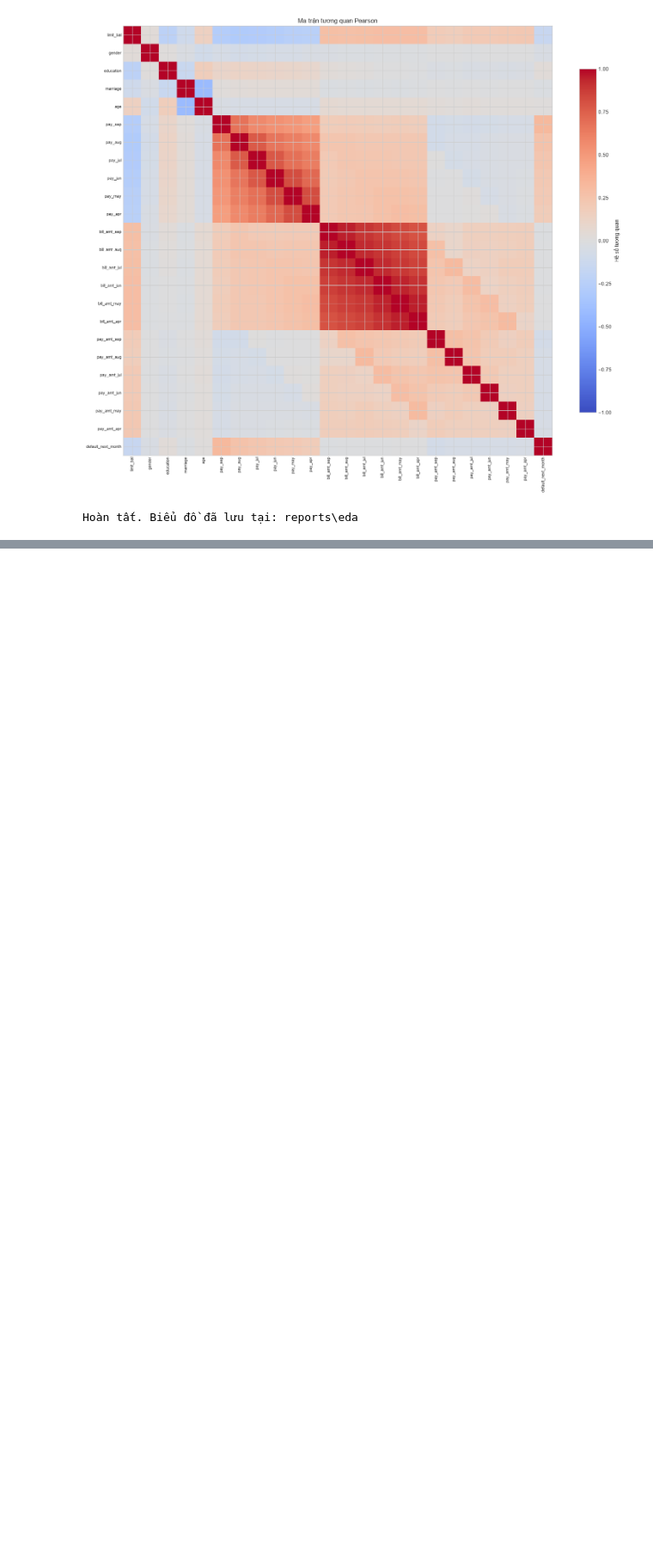
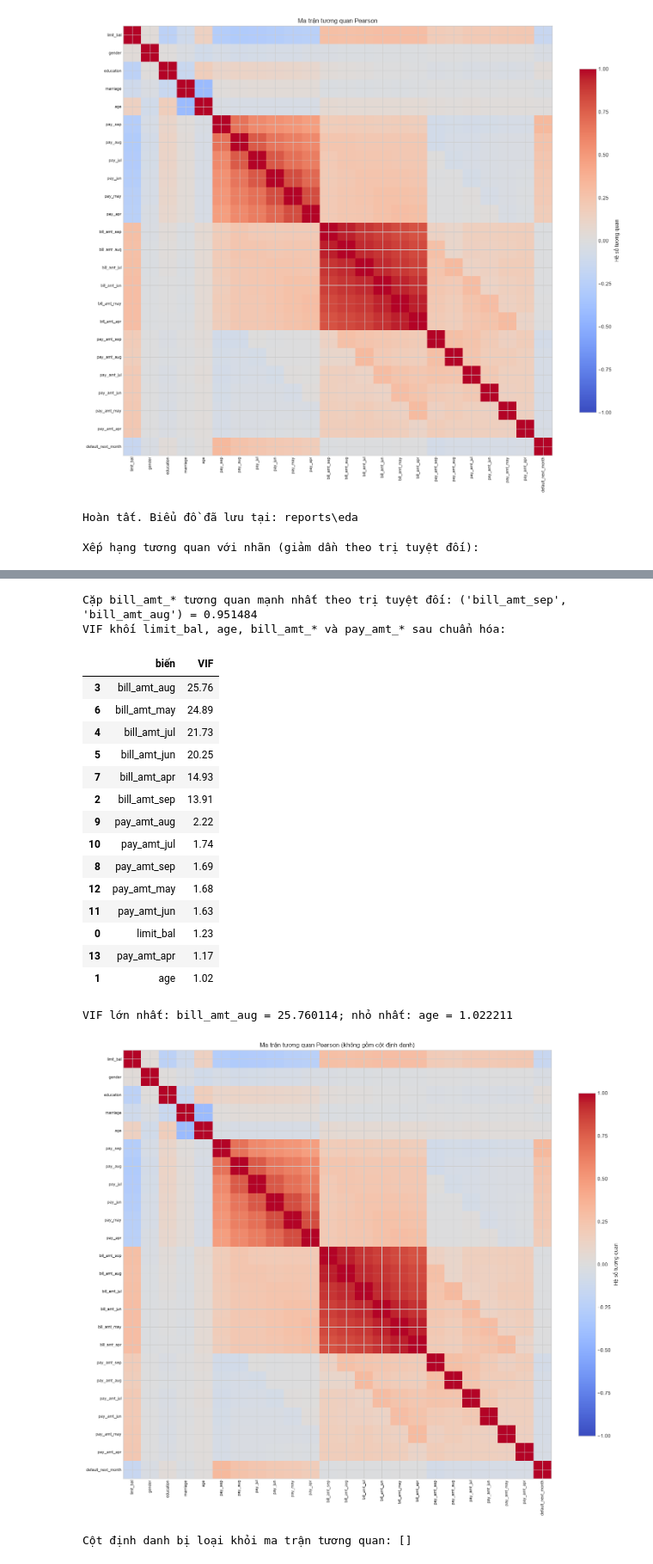
Before and after one commit to htnhwngoc-cloud/banking-credit-risk, a Jupyter notebook: notebooks/01_eda.ipynb, the cells around one changed output, grey strips where cells are left out. Shown at 86% size. Cells and saved outputs as stored; diff of their text form; code cells hidden in the pictures; blank space fills up the shorter version.

```diff
--- a/notebooks/01_eda.ipynb
+++ b/notebooks/01_eda.ipynb
@@ -602,3 +928,49 @@ Các cặp BILL_AMT tương quan mạnh nhất:
 | bill_amt_sep | bill_amt_jun | 0.86 |
 [figure]
 Hoàn tất. Biểu đồ đã lưu tại: reports\eda
+# %%
+correlation_id_columns = [column for column in df.columns if str(column).lower() == 'id']
+correlation_data = df.drop(columns=correlation_id_columns).select_dtypes(include='number')
+correlation = correlation_data.corr()
+correlation_target = correlation[TARGET].drop(TARGET)
+correlation_ranking = pd.DataFrame({
+    'tương_quan_với_nhãn': correlation_target,
+    'trị_tuyệt_đối': correlation_target.abs(),
+}).sort_values('trị_tuyệt_đối', ascending=False)
+print('Xếp hạng tương quan với nhãn (giảm dần theo trị tuyệt đối):')
+display(correlation_ranking)
+
+bill_correlation = correlation.loc[BILL_COLS, BILL_COLS]
+bill_pair_values = bill_correlation.where(
+    np.triu(np.ones(bill_correlation.shape), k=1).astype(bool)
+).stack()
+if not bill_pair_values.empty:
+    strongest_bill_pair = bill_pair_values.abs().idxmax()
+    print(f"Cặp bill_amt_* tương quan mạnh nhất theo trị tuyệt đối: {strongest_bill_pair} = {bill_pair_values.loc[strongest_bill_pair]:.6f}")
+else:
+    print('Cặp bill_amt_* tương quan mạnh nhất: chưa xác định vì không có cặp biến.')
+
+from statsmodels.stats.outliers_influence import variance_inflation_factor
+
+vif_columns = ['limit_bal', 'age'] + BILL_COLS + PAY_AMT_COLS
+vif_source = df[vif_columns].astype(float)
+vif_std = (vif_source - vif_source.mean()) / vif_source.std(ddof=0)
+vif_matrix = np.column_stack([np.ones(len(vif_std)), vif_std.to_numpy()])
+vif_summary = pd.DataFrame({
+    'biến': vif_columns,
+    'VIF': [variance_inflation_factor(vif_matrix, index + 1) for index in range(len(vif_columns))],
+}).sort_values('VIF', ascending=False)
+print('VIF khối limit_bal, age, bill_amt_* và pay_amt_* sau chuẩn hóa:')
+display(vif_summary)
+print(f"VIF lớn nhất: {vif_summary.iloc[0]['biến']} = {vif_summary.iloc[0]['VIF']:.6f}; nhỏ nhất: {vif_summary.iloc[-1]['biến']} = {vif_summary.iloc[-1]['VIF']:.6f}")
+
+fig, ax = plt.subplots(figsize=(16, 13))
+image = ax.imshow(correlation, cmap='coolwarm', vmin=-1, vmax=1)
+ax.set_xticks(range(len(correlation.columns)), correlation.columns, rotation=90, fontsize=8)
+ax.set_yticks(range(len(correlation.index)), correlation.index, fontsize=8)
+ax.set_title('Ma trận tương quan Pearson (không gồm cột định danh)')
+fig.colorbar(image, ax=ax, shrink=.8, label='Hệ số tương quan')
+save_figure('09_correlation_matrix.png')
+print(f"Cột định danh bị loại khỏi ma trận tương quan: {correlation_id_columns}")
+# %% [output]
+Xếp hạng tương quan với nhãn (giảm dần theo trị tuyệt đối):
@@ -604,0 +994,20 @@ Hoàn tất. Biểu đồ đã lưu tại: reports\eda
+Cặp bill_amt_* tương quan mạnh nhất theo trị tuyệt đối: ('bill_amt_sep', 'bill_amt_aug') = 0.951484
+VIF khối limit_bal, age, bill_amt_* và pay_amt_* sau chuẩn hóa:
+|  | biến | VIF |
+| 3 | bill_amt_aug | 25.76 |
+| 6 | bill_amt_may | 24.89 |
+| 4 | bill_amt_jul | 21.73 |
+| 5 | bill_amt_jun | 20.25 |
+| 7 | bill_amt_apr | 14.93 |
+| 2 | bill_amt_sep | 13.91 |
+| 9 | pay_amt_aug | 2.22 |
+| 10 | pay_amt_jul | 1.74 |
+| 8 | pay_amt_sep | 1.69 |
+| 12 | pay_amt_may | 1.68 |
+| 11 | pay_amt_jun | 1.63 |
+| 0 | limit_bal | 1.23 |
+| 13 | pay_amt_apr | 1.17 |
+| 1 | age | 1.02 |
+VIF lớn nhất: bill_amt_aug = 25.760114; nhỏ nhất: age = 1.022211
+[figure, added]
+Cột định danh bị loại khỏi ma trận tương quan: []
```
Also changed, not shown: parts of 14 cells of this notebook, 18 other files.
